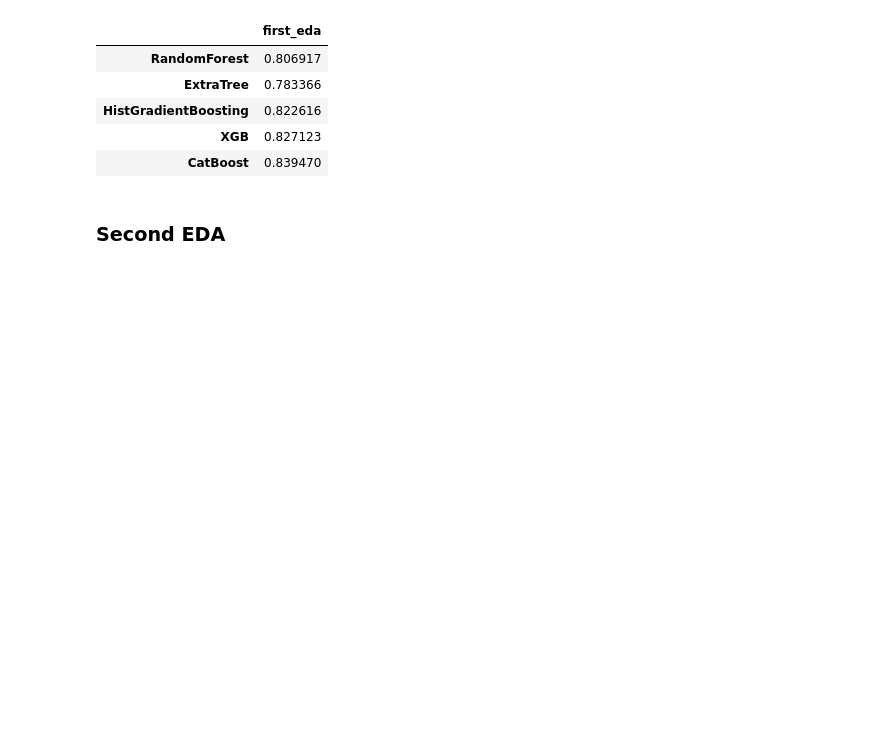
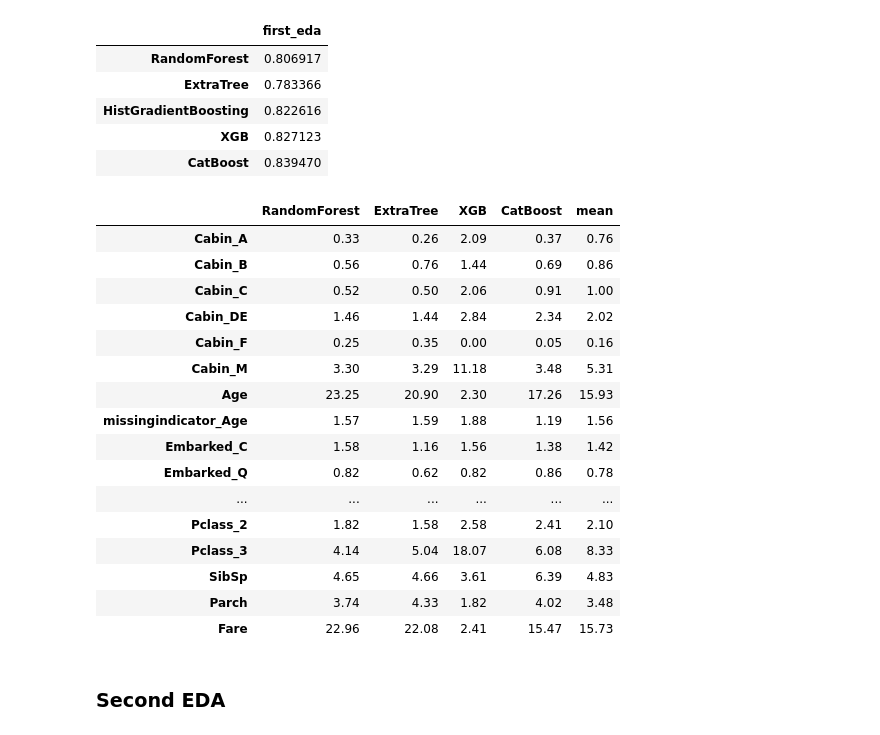
Before and after one commit to lopez-davcio/learning-journal, a Jupyter notebook: titanic-classification/titanic-analysis.ipynb, the cells around one changed output. Saved outputs shown, nothing was run; the diff lists cells and outputs as text; code cells hidden in the pictures; blank space fills up the shorter version.

Commit message:
analyze feature importance across tree-based models

```diff
--- a/titanic-classification/titanic-analysis.ipynb
+++ b/titanic-classification/titanic-analysis.ipynb
@@ -241,8 +294,11 @@ tree_models = {
 # %%
 # create a variable to add the model scores (accuracy)
-model_scores = {}
+model_scores = dict()
 
-# loop through the tree_models dictionary
+# create a list to add each model feature importance series
+feat_imp_ls = []
+
+# loop through the tree_models dictionary to fit the model
 for name, model in tree_models.items():
     # model pipeline
     clf = Pipeline(steps=[
@@ -253,9 +309,29 @@ for name, model in tree_models.items():
     # instantiate the stratified k fold
     cv = StratifiedKFold(n_splits=5, shuffle=True, random_state=42)
 
+    # calculate the cross validation mean
+    cross_val_mean = np.mean(cross_val_score(clf, X, y, cv=cv, n_jobs=-1))
 
-    cross_val_mean = np.mean(cross_val_score(clf, X, y, cv=cv, n_jobs=-1))
+    # feed the model scores dictionary with cross validation mean
     model_scores[name] = cross_val_mean
+
+    # feed the feature importance list with feature importance series for each model but HistGradientBoosting
+    if name == 'CatBoost':
+        clf.fit(X, y)
+        feat_col = clf['preprocessor'].get_feature_names_out()
+        feat_imp = pd.Series(clf['model'].get_feature_importance(),
+                             index=feat_col,
+                             name=name)
+        feat_imp = feat_imp / feat_imp.sum()
+        feat_imp_ls.append(feat_imp)
+
+    elif name != 'HistGradientBoosting':
+        clf.fit(X, y)
+        feat_col = clf['preprocessor'].get_feature_names_out()
+        feat_imp = pd.Series(clf['model'].feature_importances_,
+                             index=feat_col,
+                             name=name)
+        feat_imp_ls.append(feat_imp)
 # %%
 # model scores dataframe
 model_scores = pd.Series(model_scores).to_frame('first_eda')
@@ -267,6 +343,38 @@ model_scores
 | HistGradientBoosting | 0.822616 |
 | XGB | 0.827123 |
 | CatBoost | 0.839470 |
+# %%
+# feature importance per model
+for i, j in enumerate(feat_imp_ls):
+    if i == 0:
+        feat_imp_df = pd.DataFrame(j)
+    else:
+        feat_imp_df = pd.concat([feat_imp_df, j], axis=1)
+
+# add column with the feature importance mean of the models
+feat_imp_df['mean'] = feat_imp_df.mean(axis=1)
+
+# display it in percentage and rounded
+feat_imp_df = (feat_imp_df * 100).round(2)
+feat_imp_df
+# %% [output]
+|  | RandomForest | ExtraTree | XGB | CatBoost | mean |
+| Cabin_A | 0.33 | 0.26 | 2.09 | 0.37 | 0.76 |
+| Cabin_B | 0.56 | 0.76 | 1.44 | 0.69 | 0.86 |
+| Cabin_C | 0.52 | 0.50 | 2.06 | 0.91 | 1.00 |
+| Cabin_DE | 1.46 | 1.44 | 2.84 | 2.34 | 2.02 |
+| Cabin_F | 0.25 | 0.35 | 0.00 | 0.05 | 0.16 |
+| Cabin_M | 3.30 | 3.29 | 11.18 | 3.48 | 5.31 |
+| Age | 23.25 | 20.90 | 2.30 | 17.26 | 15.93 |
+| missingindicator_Age | 1.57 | 1.59 | 1.88 | 1.19 | 1.56 |
+| Embarked_C | 1.58 | 1.16 | 1.56 | 1.38 | 1.42 |
+| Embarked_Q | 0.82 | 0.62 | 0.82 | 0.86 | 0.78 |
+| ... | ... | ... | ... | ... | ... |
+| Pclass_2 | 1.82 | 1.58 | 2.58 | 2.41 | 2.10 |
+| Pclass_3 | 4.14 | 5.04 | 18.07 | 6.08 | 8.33 |
+| SibSp | 4.65 | 4.66 | 3.61 | 6.39 | 4.83 |
+| Parch | 3.74 | 4.33 | 1.82 | 4.02 | 3.48 |
+| Fare | 22.96 | 22.08 | 2.41 | 15.47 | 15.73 |
 # %% [markdown]
 ### Second EDA
 # %%
```
Also changed, not shown: parts of 5 cells of this notebook.
